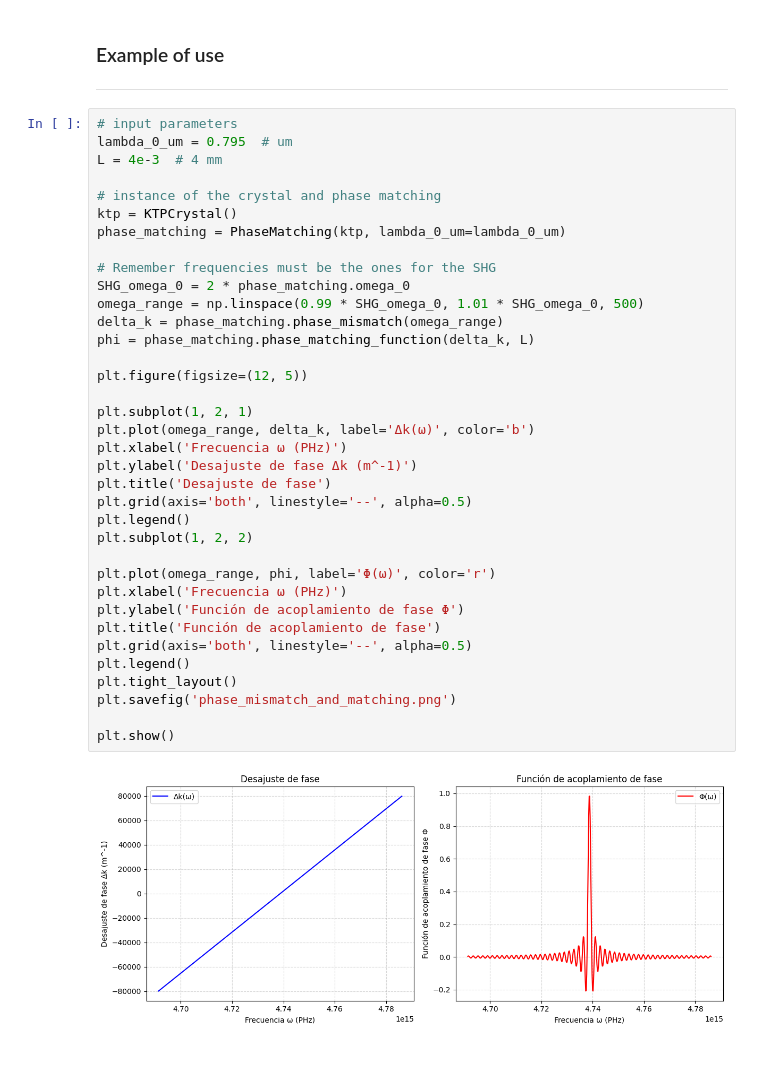
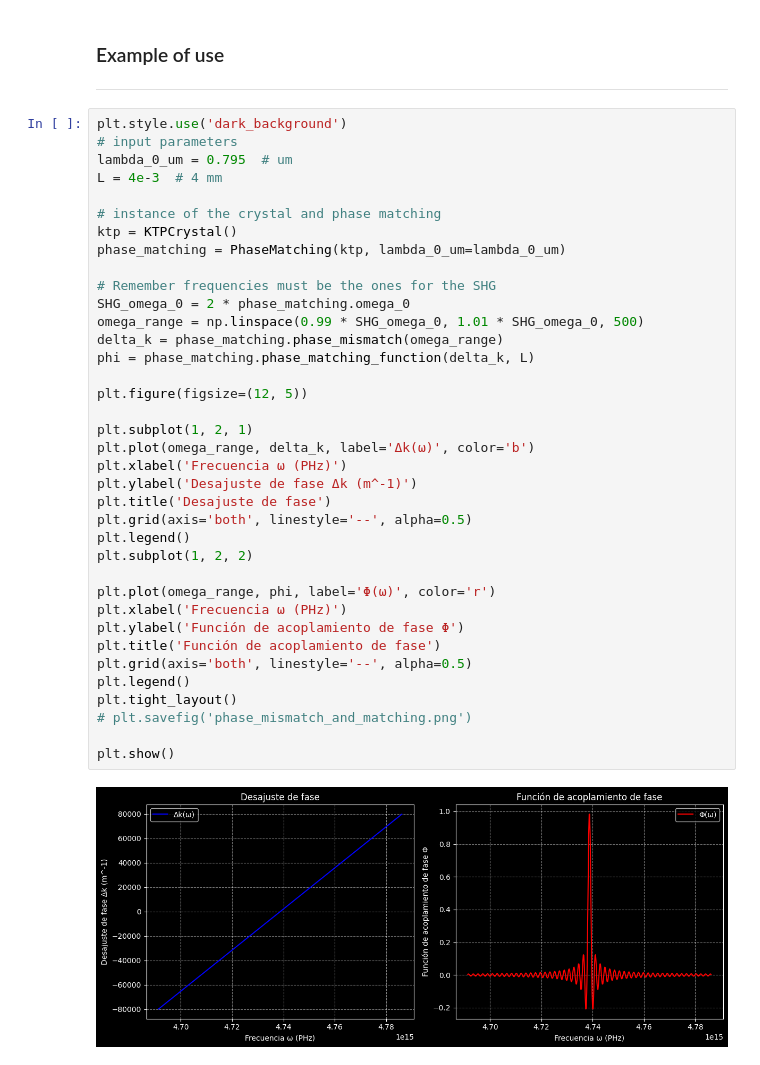
Before and after one commit to jusrojasrod/SHG-and-PDC-simulation, a Jupyter notebook: notebooks/exploracion/phase maching.ipynb, the cells around one changed output. Saved outputs shown, nothing was run; the diff lists cells and outputs as text.

```diff
--- a/notebooks/exploracion/phase maching.ipynb
+++ b/notebooks/exploracion/phase maching.ipynb
@@ -297,6 +297,7 @@ class PhaseMatching:
 ### Example of use
 ---
 # %%
+plt.style.use('dark_background')
 # input parameters
 lambda_0_um = 0.795  # um
 L = 4e-3  # 4 mm
@@ -305,32 +306,32 @@ L = 4e-3  # 4 mm
 ktp = KTPCrystal()
 phase_matching = PhaseMatching(ktp, lambda_0_um=lambda_0_um)
 
 # Remember frequencies must be the ones for the SHG
 SHG_omega_0 = 2 * phase_matching.omega_0
 omega_range = np.linspace(0.99 * SHG_omega_0, 1.01 * SHG_omega_0, 500)
 delta_k = phase_matching.phase_mismatch(omega_range)
 phi = phase_matching.phase_matching_function(delta_k, L)
 
 plt.figure(figsize=(12, 5))
 
 plt.subplot(1, 2, 1)
 plt.plot(omega_range, delta_k, label='Δk(ω)', color='b')
 plt.xlabel('Frecuencia ω (PHz)')
 plt.ylabel('Desajuste de fase Δk (m^-1)')
 plt.title('Desajuste de fase')
 plt.grid(axis='both', linestyle='--', alpha=0.5)
 plt.legend()
 plt.subplot(1, 2, 2)
 
 plt.plot(omega_range, phi, label='Φ(ω)', color='r')
 plt.xlabel('Frecuencia ω (PHz)')
 plt.ylabel('Función de acoplamiento de fase Φ')
 plt.title('Función de acoplamiento de fase')
 plt.grid(axis='both', linestyle='--', alpha=0.5)
 plt.legend()
 plt.tight_layout()
-plt.savefig('phase_mismatch_and_matching.png')
+# plt.savefig('phase_mismatch_and_matching.png')
 
 plt.show()
 # %% [output]
-[figure, old version]
+[figure, new version]
```
Also changed, not shown: 3 other files.
